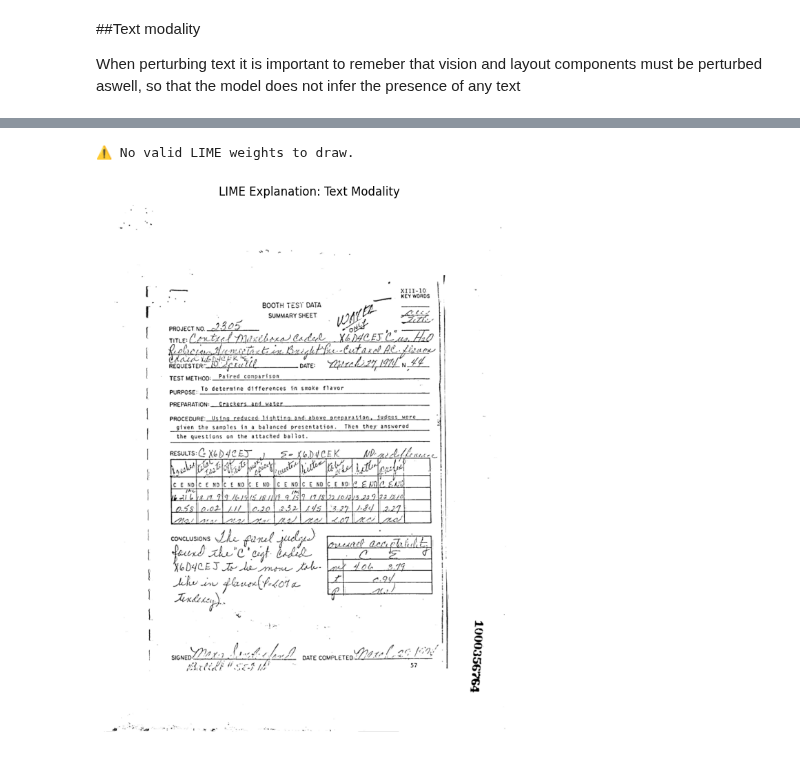
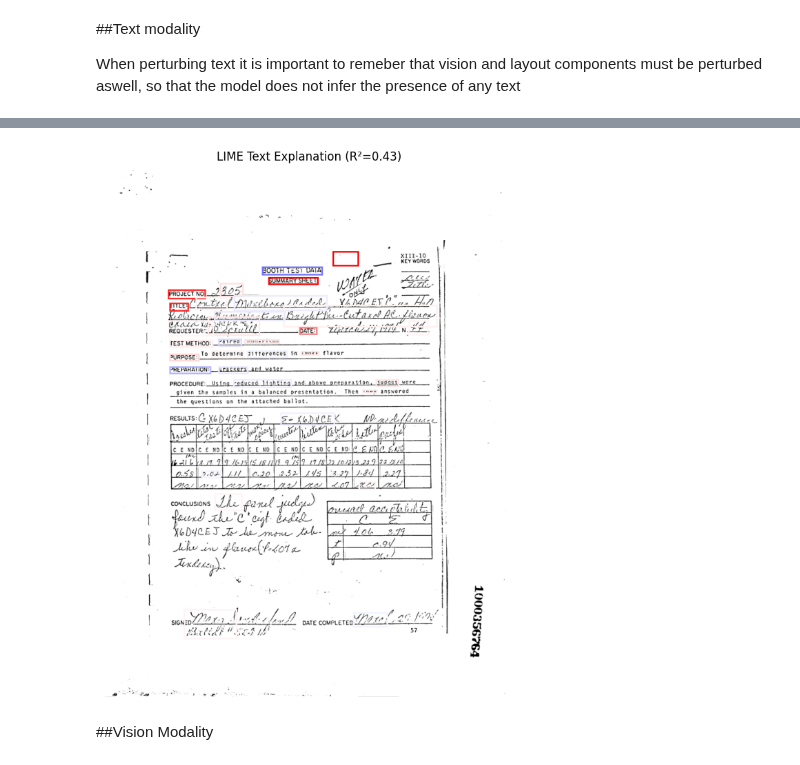
Before and after one commit to adamserag1/Interpretability-for-VRDU-models, a Jupyter notebook: Interpretability Exp/lime (1).ipynb, the cells around one changed output, grey strips where cells are left out. Cells and saved outputs as stored; diff of their text form; code cells hidden in the pictures.

```diff
--- a/Interpretability Exp/lime (1).ipynb
+++ b/Interpretability Exp/lime (1).ipynb
@@ -67,7 +67,7 @@ device = torch.device("cuda" if torch.cuda.is_available() else "cpu")
 
 set_seed(0)
 # %%
-model = LayoutLMv3ForSequenceClassification.from_pretrained("gordonlim/layoutlmv3-base-finetuned-rvlcdip")
+model = LayoutLMv3ForSequenceClassification.from_pretrained("gordonlim/layoutlmv3-base-finetuned-rvlcdip").to(device)
 processor = AutoProcessor.from_pretrained("microsoft/layoutlmv3-base", apply_ocr=False)
 # %% [output]
 The secret `HF_TOKEN` does not exist in your Colab secrets.
@@ -158,6 +177,7 @@ def make_predict_fn(model, image, boxes, words, tokenizer):
                 truncation=True,
                 max_length=128,
             )
+            encoding = {k: v.to(device) for k, v in encoding.items()}
             with torch.no_grad():
                 logits = model(**encoding).logits
                 probs = torch.softmax(logits, dim=-1).cpu().numpy()
@@ -169,21 +189,23 @@ num_tokens = len(words)
 
 # Explainer
 explainer = LimeTabularExplainer(
-    training_data=np.ones((1, num_tokens)),   # dummy input to set feature space
+    training_data=np.vstack([np.ones(num_tokens), np.zeros(num_tokens)]),   # reference distribution to sample pertubed versions of input
     feature_names=words,                      # each word is a named feature
-    class_names=["other", "target_label"],    # change to your actual labels
-    mode="classification"
+    class_names=[model.config.id2label[i] for i in range(model.config.num_labels)],
+    discretize_continuous=False,
+    categorical_features=list(range(num_tokens)),
+    mode="classification",
+    kernel_width=np.sqrt(num_tokens)
 )
 
-# Fix your predict function to take binary mask input
 predict_fn = make_predict_fn(model, image, bboxes, words, processor)
 
 # Explain the instance: we use a vector of all 1s (keep all words) as the reference
 explanation = explainer.explain_instance(
     data_row=np.ones(num_tokens),         # interpretability vector
     predict_fn=predict_fn,
-    num_features=87,
-    num_samples=2000
+    num_features=30,
+    num_samples=4000
 )
 # %%
 weights_dict = dict(explanation.as_list())
@@ -239,41 +233,41 @@ Difference: 0.9188913
 # %%
 from PIL import ImageDraw, ImageFont
 import matplotlib.pyplot as plt
 
-def draw_lime_boxes(image, words, boxes, weights_dict):
-    """
-    Draws bounding boxes with color-coded weights from LIME.
-    Red = positive influence, Blue = negative
-    """
+weights_dict = {
+    feature.split('=')[0].strip(): weight
+    for feature, weight in explanation.as_list()
+}
+
+def draw_lime_token_heatmap(image, words, boxes, weights_dict):
     draw = ImageDraw.Draw(image)
-
-    if not weights_dict or all(w == 0 for w in weights_dict.values()):
-      print("⚠️ No valid LIME weights to draw.")
-      return image  # return original image unchanged
-
-    max_weight = max(abs(w) for w in weights_dict.values()) if weights_dict else 1
+    max_weight = max(abs(w) for w in weights_dict.values()) or 1.0
 
     for word, box in zip(words, boxes):
-        weight = weights_dict.get(word, 0.0)
+        if word not in weights_dict:
+            continue
+        weight = weights_dict[word]
         norm_weight = abs(weight) / max_weight
-        alpha = int(255 * norm_weight)
+        intensity = int(255 * norm_weight)
+
         if weight > 0:
-            color = (255, 0, 0, alpha)  # red
+            color = (255, 255 - intensity, 255 - intensity)  # bright red → pale red
         else:
-            color = (0, 0, 255, alpha)  # blue
+            color = (255 - intensity, 255 - intensity, 255)  # bright blue → pale blue
+
         draw.rectangle(box, outline=color, width=3)
-        draw.text((box[0], box[1]), word, fill=color)
+        #draw.text((box[0], box[1]), word, fill=color)
+
     return image
 
-# Call the function
-highlighted_image = draw_lime_boxes(image.copy(), words, bboxes, weights_dict)
+highlighted_image = draw_lime_token_heatmap(image.copy(), words, bboxes, weights_dict)
 
-# Show in notebook
 plt.figure(figsize=(12, 10))
 plt.imshow(highlighted_image)
 plt.axis('off')
-plt.title("LIME Explanation: Text Modality")
+plt.title(f"LIME Text Explanation (R²={explanation.score:.2f})")
 plt.show()
 # %% [output]
-⚠️ No valid LIME weights to draw.
-[figure, old version]
+[figure, new version]
+# %% [markdown]
+##Vision Modality
```
Also changed, not shown: parts of 14 cells of this notebook.
